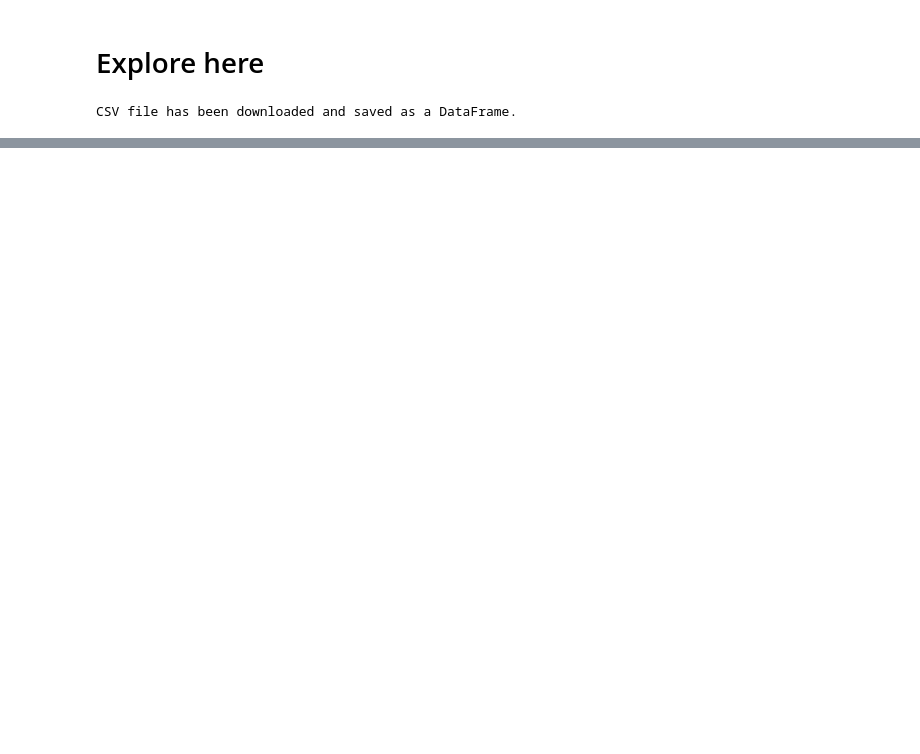
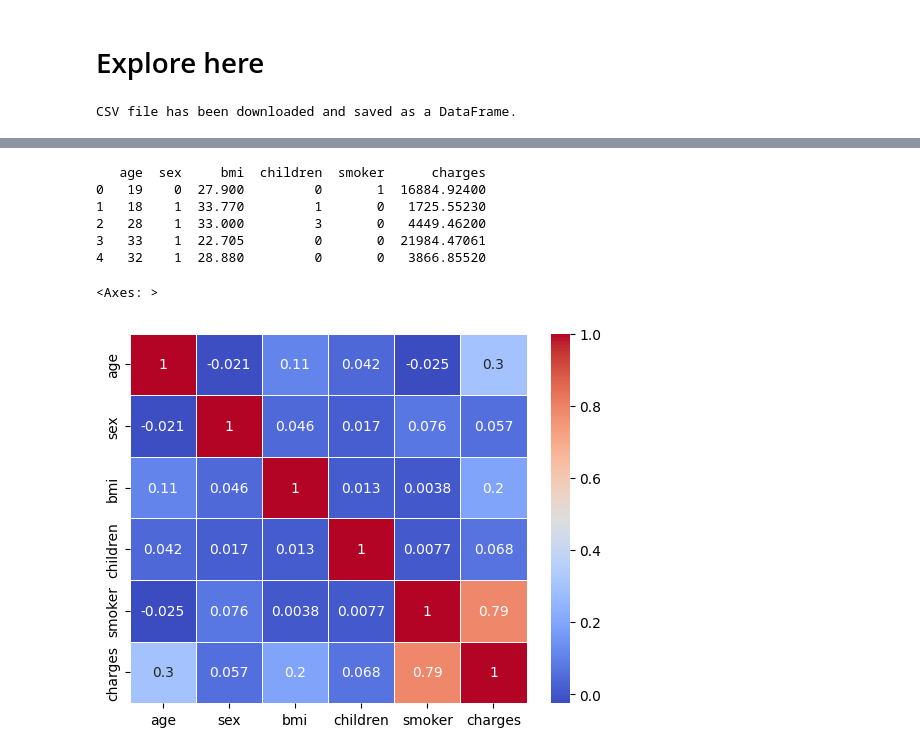
Before and after one commit to drtclem/Linear_Regression_Project, a Jupyter notebook: src/explore.ipynb, the cells around one changed output, grey strips where cells are left out. Drawn from its saved outputs; the diff is of its cells as text; code cells hidden in the pictures; blank space fills up the shorter version.

```diff
--- a/src/explore.ipynb
+++ b/src/explore.ipynb
@@ -32,0 +112,14 @@ df.head()
+# %%
+print(df_2.head())
+# %% [output]
+   age  sex     bmi  children  smoker      charges
+0   19    0  27.900         0       1  16884.92400
+1   18    1  33.770         1       0   1725.55230
+2   28    1  33.000         3       0   4449.46200
+3   33    1  22.705         0       0  21984.47061
+4   32    1  28.880         0       0   3866.85520
+# %%
+sns.heatmap(df_2.corr(), annot=True, cmap='coolwarm', linewidths=0.5)
+# %% [output]
+<Axes: >
+[figure, added]
```
Also changed, not shown: parts of 17 cells of this notebook.
